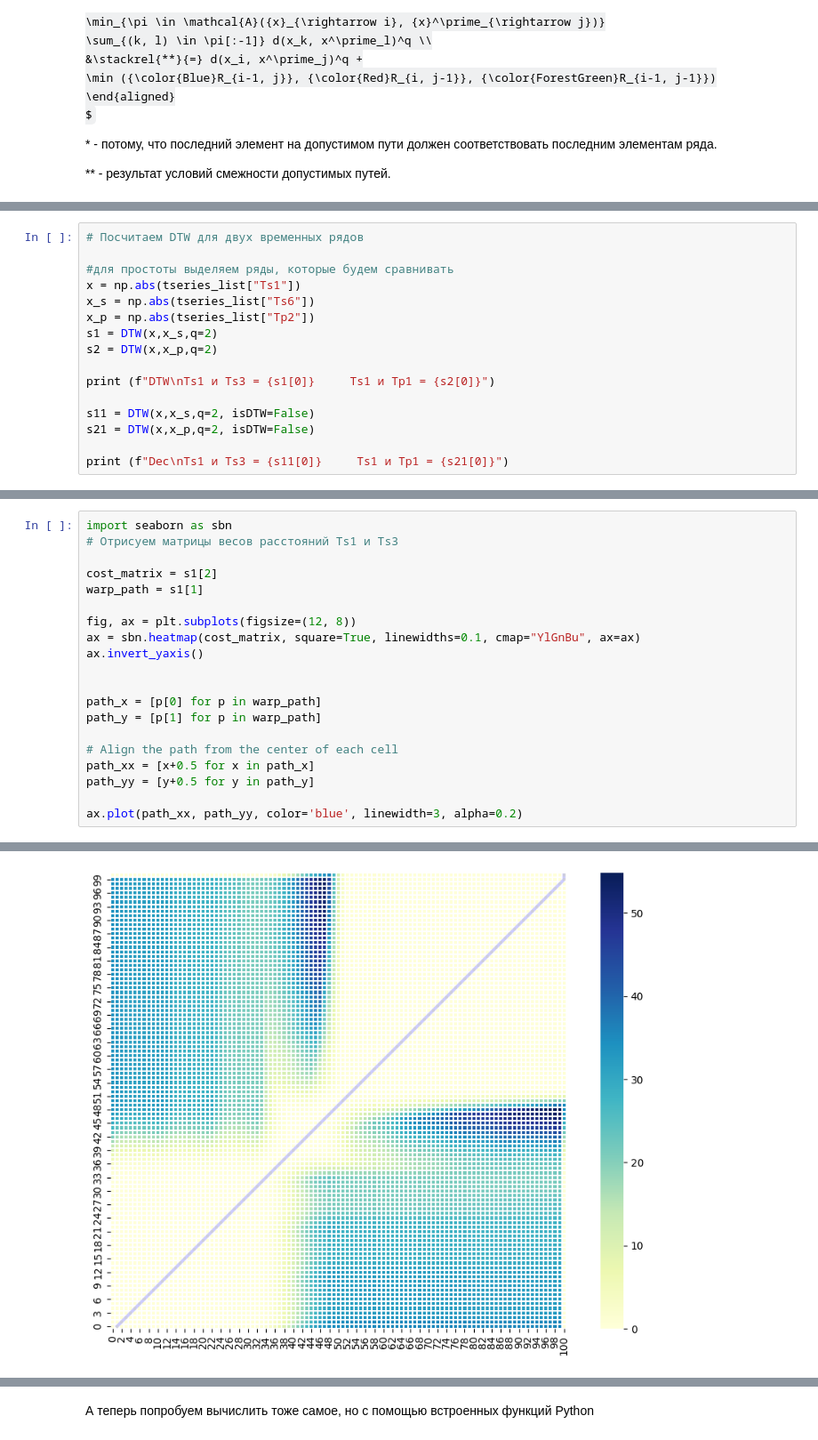
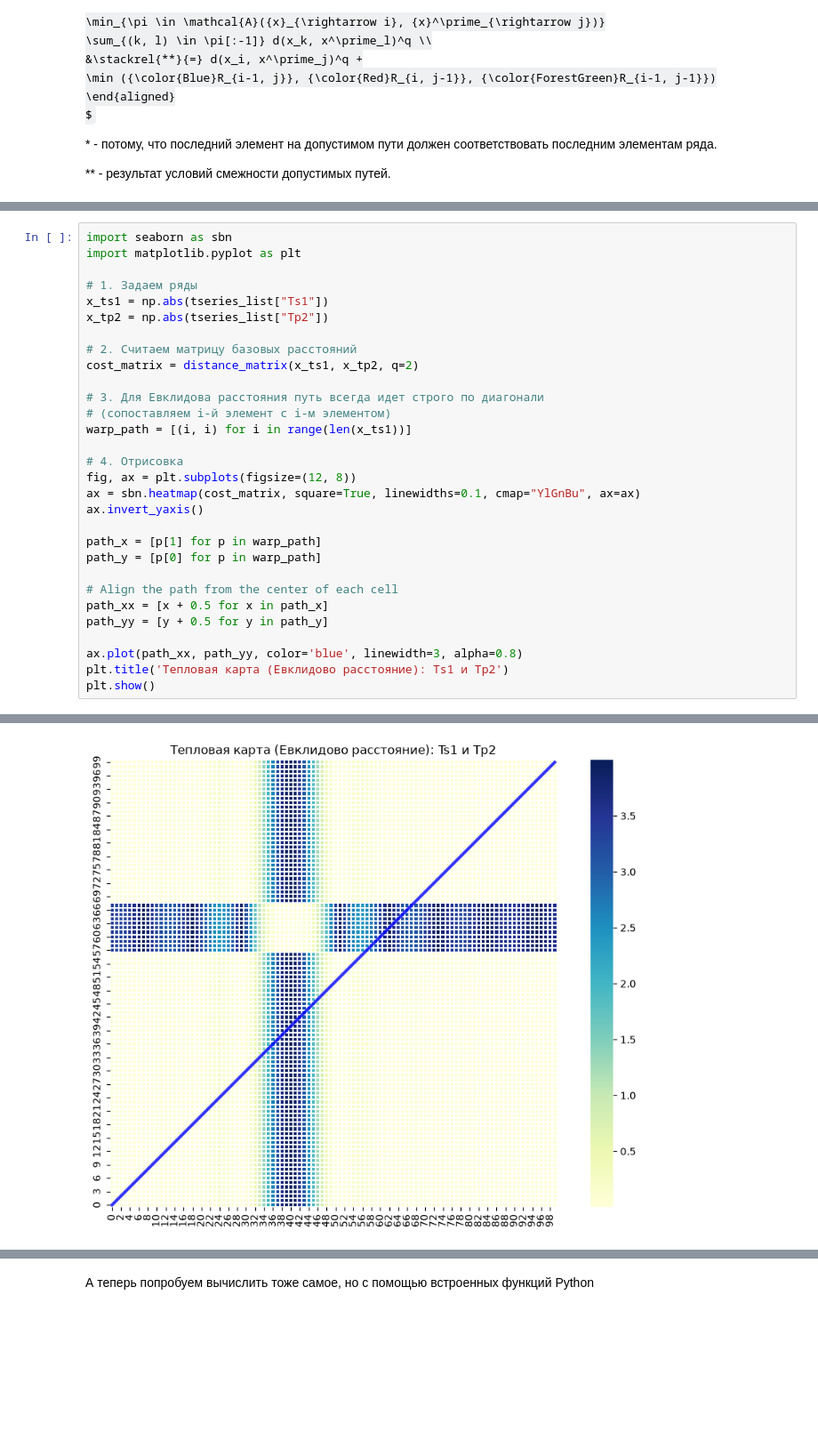
Before and after one commit to Dream-Prodigy/My-project, a Jupyter notebook: practice_8/practice8.ipynb, the cells around one changed output, grey strips where cells are left out. Shown at 89% size. Drawn from its saved outputs; the diff is of its cells as text; some formulas as TeX source; blank space fills up the shorter version.

```diff
--- a/practice_8/practice8.ipynb
+++ b/practice_8/practice8.ipynb
@@ -256,16 +166,0 @@ def DTW(x, x_s, q=1, isDTW=True):
-# %%
-# Посчитаем DTW для двух временных рядов
-
-#для простоты выделяем ряды, которые будем сравнивать
-x = np.abs(tseries_list["Ts1"])
-x_s = np.abs(tseries_list["Ts6"])
-x_p = np.abs(tseries_list["Tp2"])
-s1 = DTW(x,x_s,q=2)
-s2 = DTW(x,x_p,q=2)
-
-print (f"DTW\nTs1 и Ts3 = {s1[0]}     Ts1 и Tp1 = {s2[0]}")
-
-s11 = DTW(x,x_s,q=2, isDTW=False)
-s21 = DTW(x,x_p,q=2, isDTW=False)
-
-print (f"Dec\nTs1 и Ts3 = {s11[0]}     Ts1 и Tp1 = {s21[0]}")
@@ -277,21 +365,31 @@ Ts1 и Ts3 = 0.001368506439666829     Ts1 и Tp1 = 0.04829571536730088
 # %%
 import seaborn as sbn
-# Отрисуем матрицы весов расстояний Ts1 и Ts3
+import matplotlib.pyplot as plt
 
-cost_matrix = s1[2]
-warp_path = s1[1]
+# 1. Задаем ряды
+x_ts1 = np.abs(tseries_list["Ts1"])
+x_tp2 = np.abs(tseries_list["Tp2"])
 
+# 2. Считаем матрицу базовых расстояний
+cost_matrix = distance_matrix(x_ts1, x_tp2, q=2)
+
+# 3. Для Евклидова расстояния путь всегда идет строго по диагонали
+# (сопоставляем i-й элемент с i-м элементом)
+warp_path = [(i, i) for i in range(len(x_ts1))]
+
+# 4. Отрисовка
 fig, ax = plt.subplots(figsize=(12, 8))
 ax = sbn.heatmap(cost_matrix, square=True, linewidths=0.1, cmap="YlGnBu", ax=ax)
 ax.invert_yaxis()
 
-
-path_x = [p[0] for p in warp_path]
-path_y = [p[1] for p in warp_path]
+path_x = [p[1] for p in warp_path]
+path_y = [p[0] for p in warp_path]
 
 # Align the path from the center of each cell
-path_xx = [x+0.5 for x in path_x]
-path_yy = [y+0.5 for y in path_y]
+path_xx = [x + 0.5 for x in path_x]
+path_yy = [y + 0.5 for y in path_y]
 
-ax.plot(path_xx, path_yy, color='blue', linewidth=3, alpha=0.2)
+ax.plot(path_xx, path_yy, color='blue', linewidth=3, alpha=0.8)
+plt.title('Тепловая карта (Евклидово расстояние): Ts1 и Tp2')
+plt.show()
 # %% [output]
@@ -299 +396 @@ ax.plot(path_xx, path_yy, color='blue', linewidth=3, alpha=0.2)
-[figure, old version]
+[figure, new version]
```
Also changed, not shown: parts of 25 cells of this notebook.
